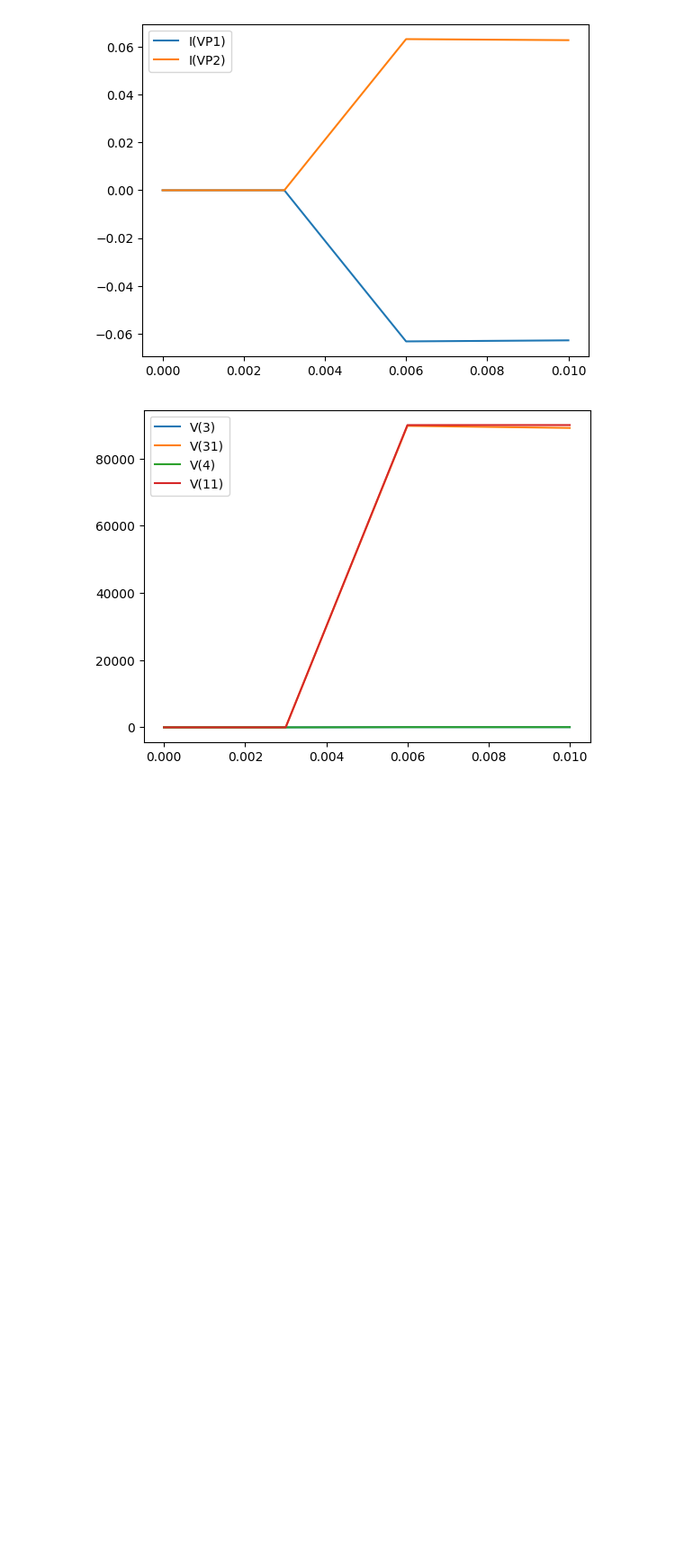
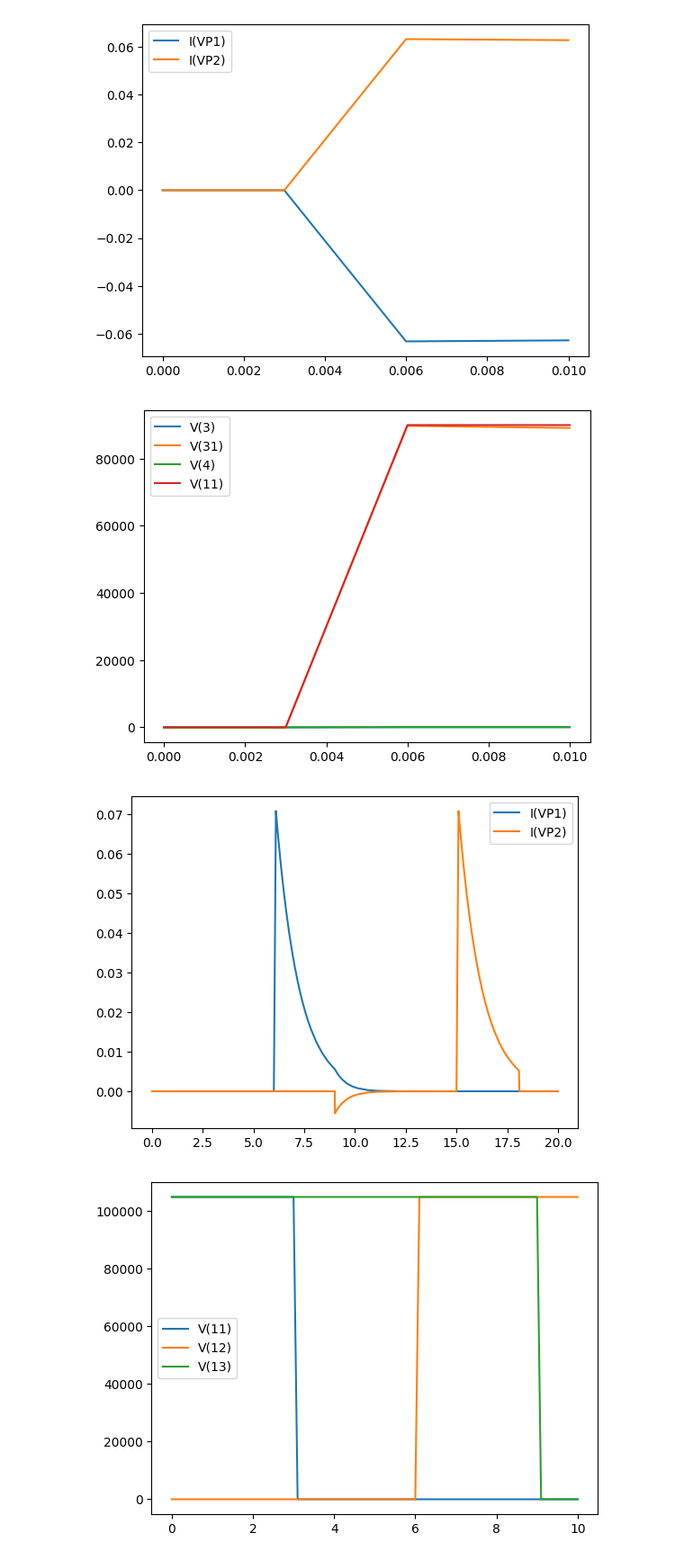
Before and after one commit to utah-MFDA/h.r.3.3_pdk, a Jupyter notebook: xyce_testing/JupyterTesting/valve_flow_test.ipynb, the cells around one changed output. Shown at 90% size. Drawn from its saved outputs; the diff is of its cells as text; code cells hidden in the pictures; blank space fills up the shorter version.

Commit message:
valve flow testing

```diff
--- a/xyce_testing/JupyterTesting/valve_flow_test.ipynb
+++ b/xyce_testing/JupyterTesting/valve_flow_test.ipynb
@@ -47,3 +47,9 @@ plot_r(val_t_dir+'/results/valve_flow_test_2_0_V.cir.prn')
 # %% [output]
 [figure]
 [figure]
+# %%
+plot_r(val_t_dir+'/results/valve_flow_test_3_0.cir.prn')
+plot_r(val_t_dir+'/results/valve_flow_test_3_0_V.cir.prn')
+# %% [output]
+[figure, added]
+[figure, added]
```
Also changed, not shown: 2 other files.
